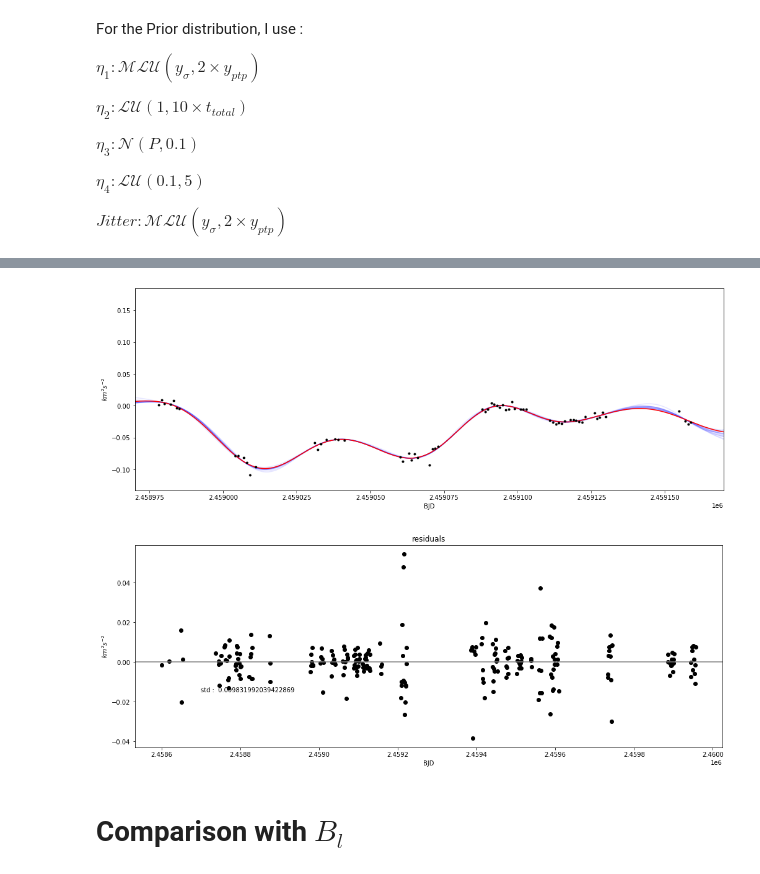
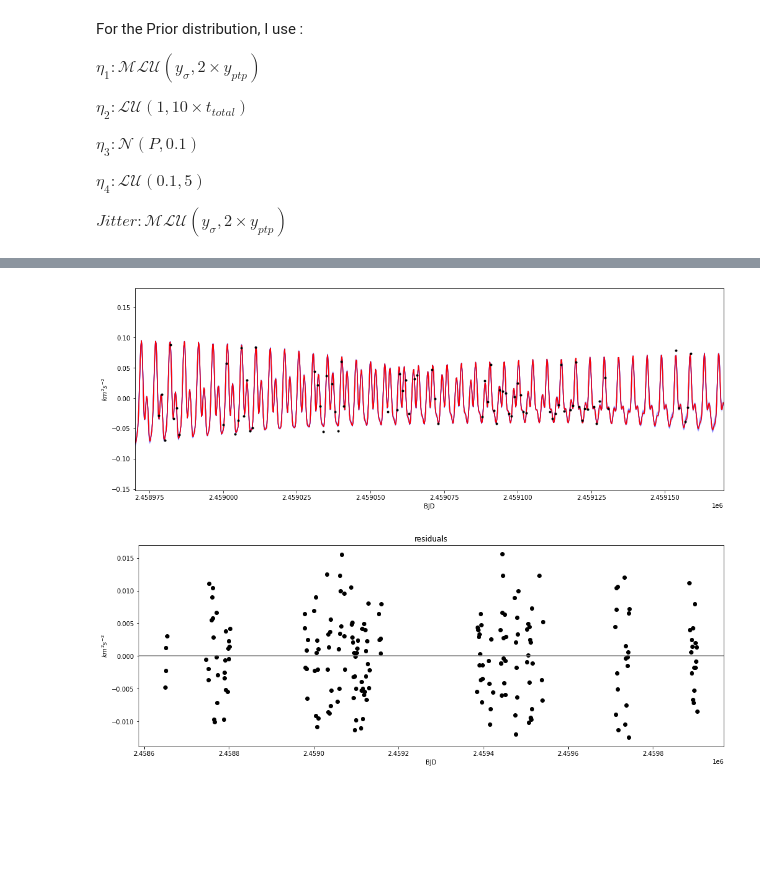
Before and after one commit to Paul-Charpentier/SPCAndie, a Jupyter notebook: GwPCA_Template.ipynb, the cells around one changed output, grey strips where cells are left out. Saved outputs shown, nothing was run; the diff lists cells and outputs as text; code cells hidden in the pictures; blank space fills up the shorter version.

```diff
--- a/GwPCA_Template.ipynb
+++ b/GwPCA_Template.ipynb
@@ -31,8 +31,8 @@ WARNING (theano.tensor.blas): Using NumPy C-API based implementation for BLAS fu
 # %% [markdown]
 ## Load 2 first componant
 # %%
-eigen2vectors = np.load('/home/paul/Bureau/IRAP/dLWPCA/out/TablesGL905/2firstcomponent.npy', allow_pickle=True) #### PATH TO CHANGE ####
-times = np.load('/home/paul/Bureau/IRAP/dLWPCA/out/TablesGL905/readyforwPCA_epoc.npy')                          #### PATH TO CHANGE ####
+eigen2vectors = np.load('/home/paul/Bureau/IRAP/dLWPCA/out/TablesAU_MIC/2firstcomponent.npy', allow_pickle=True) #### PATH TO CHANGE ####
+times = np.load('/home/paul/Bureau/IRAP/dLWPCA/out/TablesAU_MIC/readyforwPCA_epoc.npy')                          #### PATH TO CHANGE ####
 # %%
 plt.figure(figsize=(17, 6))
 plt.plot(times, eigen2vectors[0], 'b.', label='1st')
@@ -139,8 +139,8 @@ $Jitter : \mathcal{MLU}\left( y_\sigma , 2 \times y_{ptp} \right)$
 # %%
 #Priors
 n_eta1 = ModifiedLogUniform(0.07, 0.6)
-n_eta2 = stats.loguniform(1, 12565)
-n_eta3 = stats.norm(loc=110, scale=6)
+n_eta2 = stats.loguniform(1, 565)
+n_eta3 = stats.norm(loc=4.865, scale=0.1)
 n_eta4 = stats.loguniform(0.1, 5)
 jitter = ModifiedLogUniform(0.07, 0.6)
 # %%
@@ -222,5 +226,7 @@ def Display(HyperParam, tplot):
 
     y_mean, y_std, time = gpOBJ.prediction(kernel,mean,tplot)
     return y_mean
+# %%
+tplot = np.linspace(2.4585e6, 2.46e6, 2000)
 # %%
 plt.figure(figsize=(17, 6))
@@ -239,18 +245,18 @@ plt.show()
 # %%
 plt.figure(figsize=(17, 6))
-tplot = np.linspace(np.min(times), np.max(times), 10000)
+tplot2 = np.linspace(-30+2459000, 170+2459000, 1000)
 
 for s in tqdm(range(15)):
-    plt.plot(tplot, Display(flat_samples[s,:], tplot), 'b', alpha=0.1)
+    plt.plot(tplot2, Display(flat_samples[s,:], tplot2), 'b', alpha=0.1)
 Hfit = np.median(sampler.flatchain, axis=0)
-plt.plot(tplot, Display(Hfit, tplot), 'r')
+plt.plot(tplot2, Display(Hfit, tplot2), 'r')
 plt.plot(times, eigen2vectors[0],'k.')
 plt.xlim([-30+2459000, 170+2459000])
 plt.xlabel('BJD')
 plt.ylabel('$km^2 s^{-2}$')
 plt.show()
 # %% [output]
-[figure, old version]
+[figure, new version]
 # %%
 y_sample = Display(Hfit, times)
 
@@ -264,6 +270,4 @@ plt.xlabel('BJD')
 plt.ylabel('$km^2 s^{-2}$')
 plt.show()
 # %% [output]
-[figure, old version]
+[figure, new version]
-# %% [markdown]
-# Comparison with $B_{l}$
```
Also changed, not shown: parts of 78 cells of this notebook.
